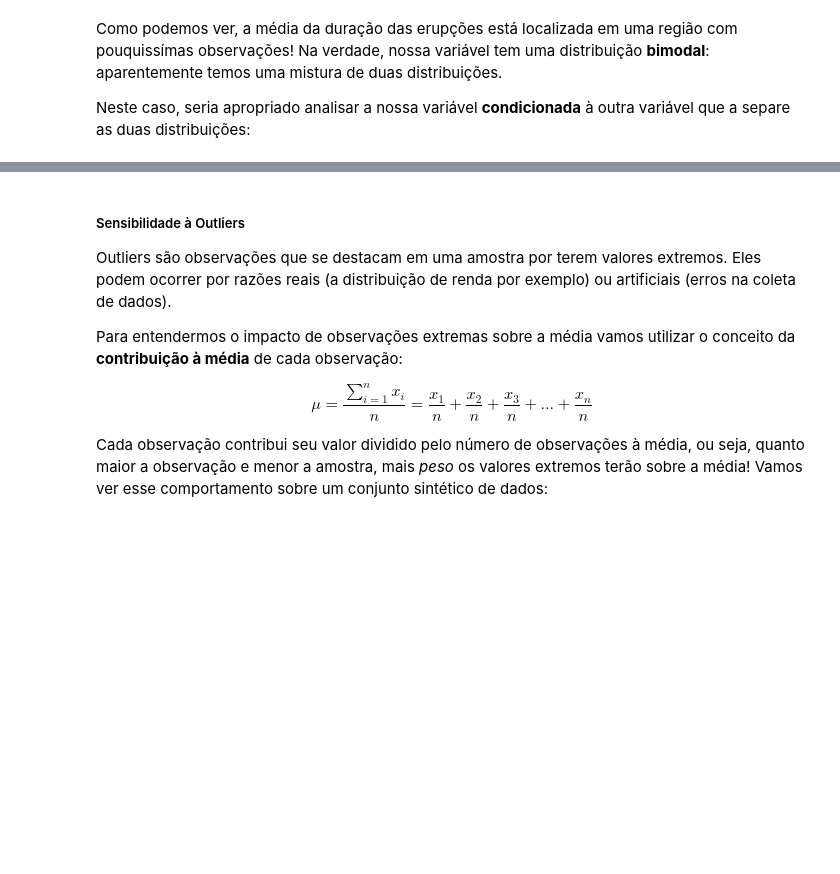
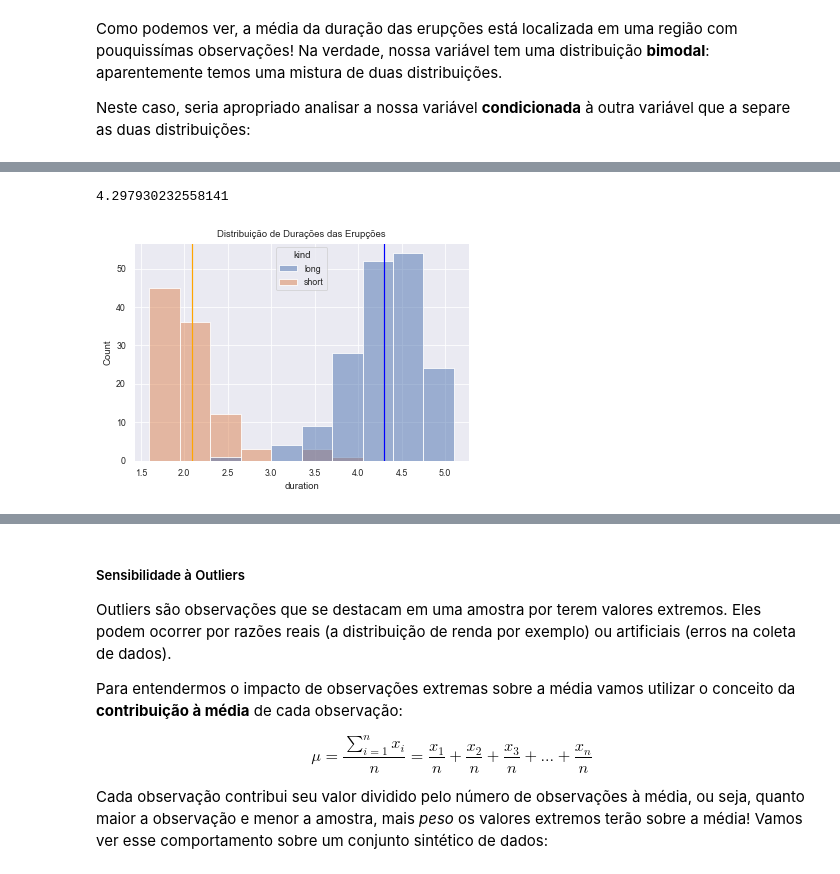
Before and after one commit to pedroteche-ih/79_PT_JUN2022, a Jupyter notebook: aulas/79 DA PT JUN-2022 Estatísticas Descritivas.ipynb, the cells around one changed output, grey strips where cells are left out. Drawn from its saved outputs; the diff is of its cells as text; code cells hidden in the pictures; blank space fills up the shorter version.

```diff
--- a/aulas/79 DA PT JUN-2022 Estatísticas Descritivas.ipynb
+++ b/aulas/79 DA PT JUN-2022 Estatísticas Descritivas.ipynb
@@ -97,7 +154,13 @@ Neste caso, seria apropriado analisar a nossa variável **condicionada** à outr
+# %%
+tb_geyser.loc[~mask_short,'duration'].mean()
+# %% [output]
+4.297930232558141
 # %%
-sns.histplot(data = tb_geyser, x = 'duration', hue = 'kind').set(title='Distribuição de Durações das Erupções')
-mask_short = tb_geyser['kind'] == 'short'
+sns.histplot(data = tb_geyser, x = 'duration', hue = 'kind')\
+    .set(title='Distribuição de Durações das Erupções')
 plt.axvline(tb_geyser.loc[mask_short,'duration'].mean(), color = 'orange');
 plt.axvline(tb_geyser.loc[~mask_short,'duration'].mean(), color = 'blue');
+# %% [output]
+[figure, added]
 # %%
 tb_geyser.groupby('kind')['duration'].mean()
```
Also changed, not shown: parts of 68 cells of this notebook, 2 other files.
